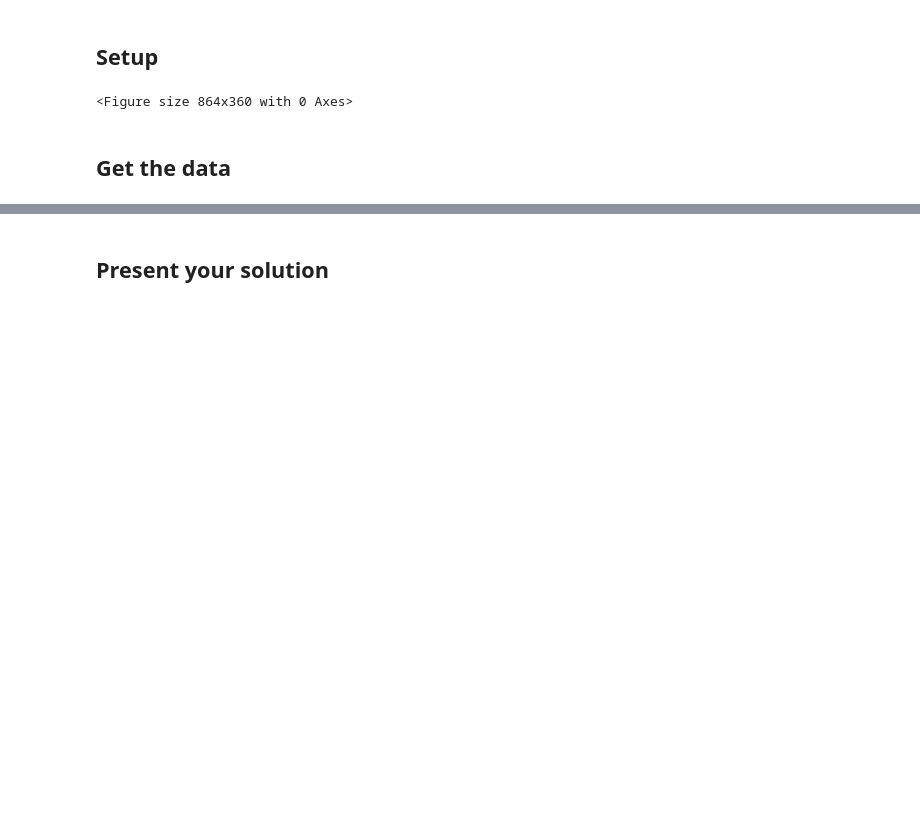
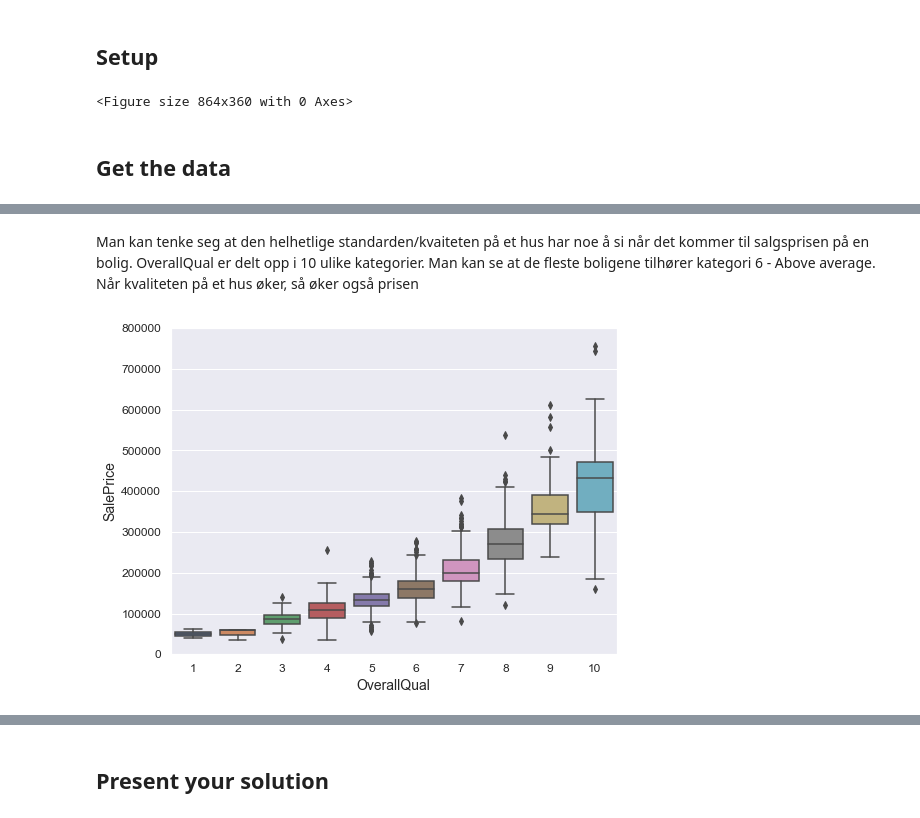
Before and after one commit to h182032/DAT158-Assignment2, a Jupyter notebook: Assignment2.ipynb, the cells around one changed output, grey strips where cells are left out. Saved outputs shown, nothing was run; the diff lists cells and outputs as text; code cells hidden in the pictures; blank space fills up the shorter version.

```diff
--- a/Assignment2.ipynb
+++ b/Assignment2.ipynb
@@ -49,0 +158,11 @@ test = pd.read_csv('Datasets/test.csv')
+# %% [markdown]
+Man kan tenke seg at den helhetlige standarden/kvaiteten på et hus har noe å si når det kommer til salgsprisen på en bolig.
+OverallQual er delt opp i 10 ulike kategorier. Man kan se at de fleste boligene tilhører kategori 6 - Above average. Når kvaliteten på et hus øker, så øker også prisen
+# %%
+var = 'OverallQual'
+data = pd.concat([df['SalePrice'], df[var]], axis=1)
+f, ax = plt.subplots(figsize=(8, 6))
+fig = sns.boxplot(x=var, y="SalePrice", data=data)
+fig.axis(ymin=0, ymax=800000);
+# %% [output]
+[figure, added]
```
Also changed, not shown: parts of 103 cells of this notebook.
